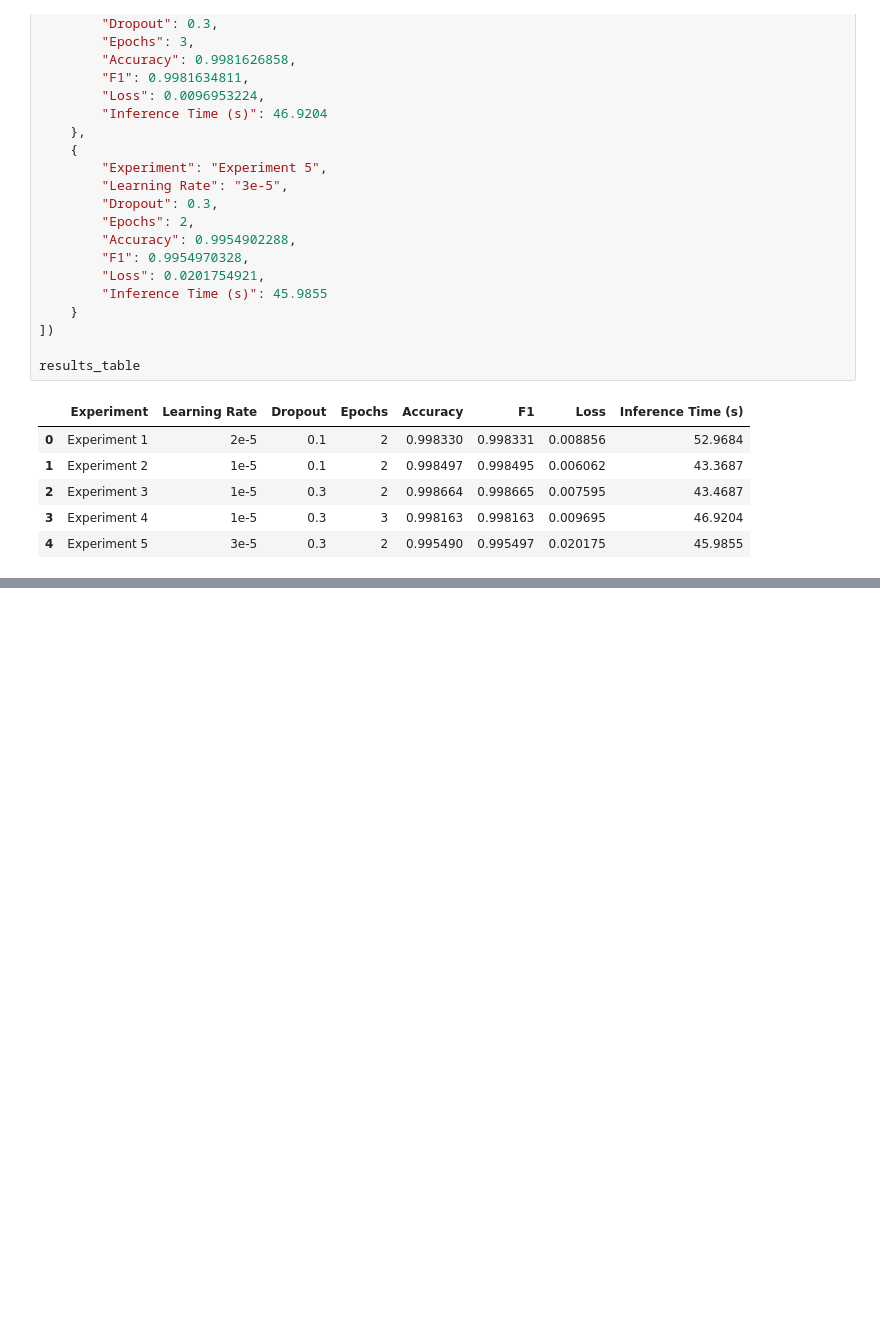
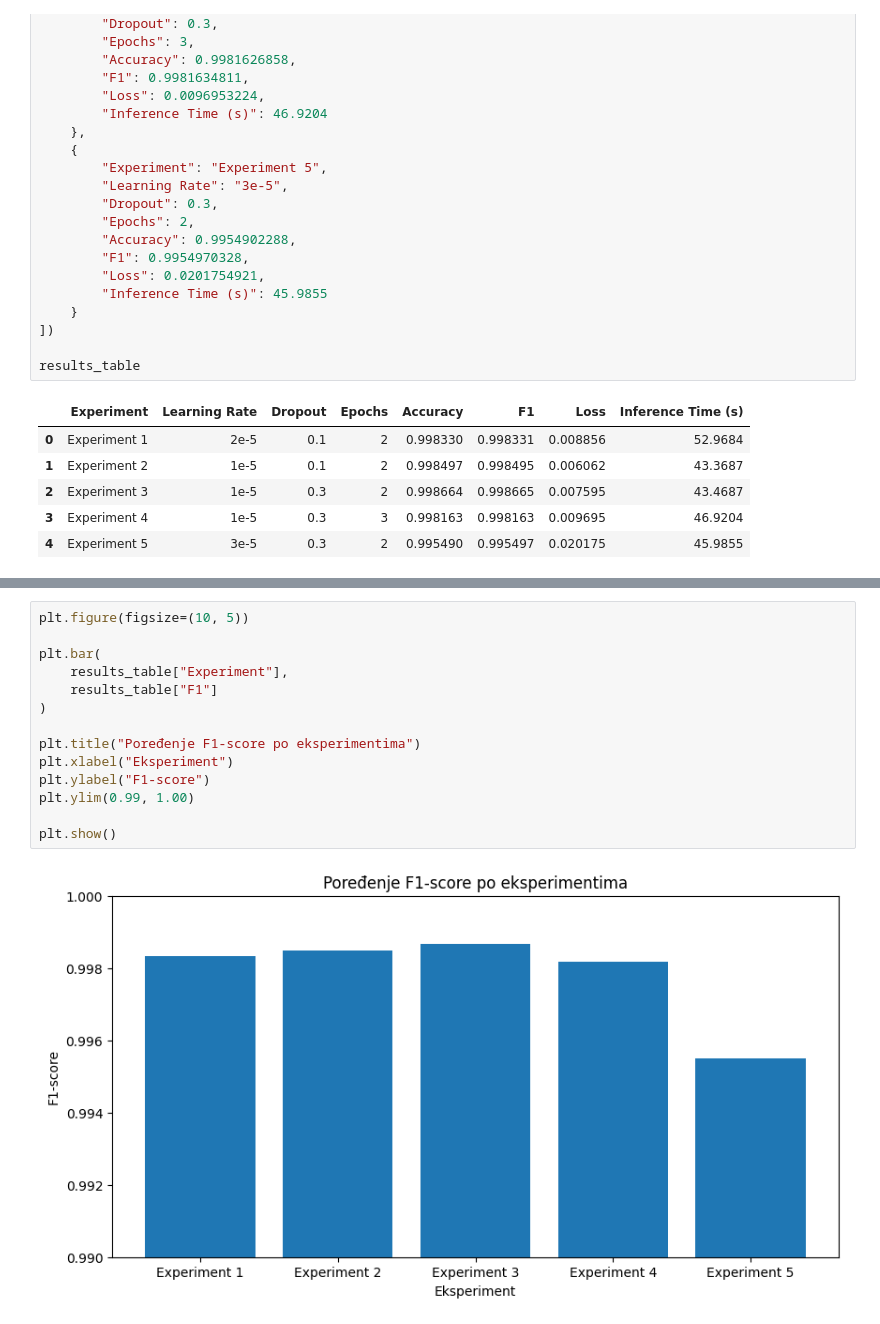
Before and after one commit to minadjordjevic/Language-Classification, a Jupyter notebook: language_classification.ipynb, the cells around one changed output, grey strips where cells are left out. Drawn from its saved outputs; the diff is of its cells as text; blank space fills up the shorter version.

```diff
--- a/language_classification.ipynb
+++ b/language_classification.ipynb
@@ -2190,0 +2209,16 @@ results_table
+# %%
+plt.figure(figsize=(10, 5))
+
+plt.bar(
+    results_table["Experiment"],
+    results_table["F1"]
+)
+
+plt.title("Poređenje F1-score po eksperimentima")
+plt.xlabel("Eksperiment")
+plt.ylabel("F1-score")
+plt.ylim(0.99, 1.00)
+
+plt.show()
+# %% [output]
+[figure, added]
```
Also changed, not shown: parts of 1 cell of this notebook.
